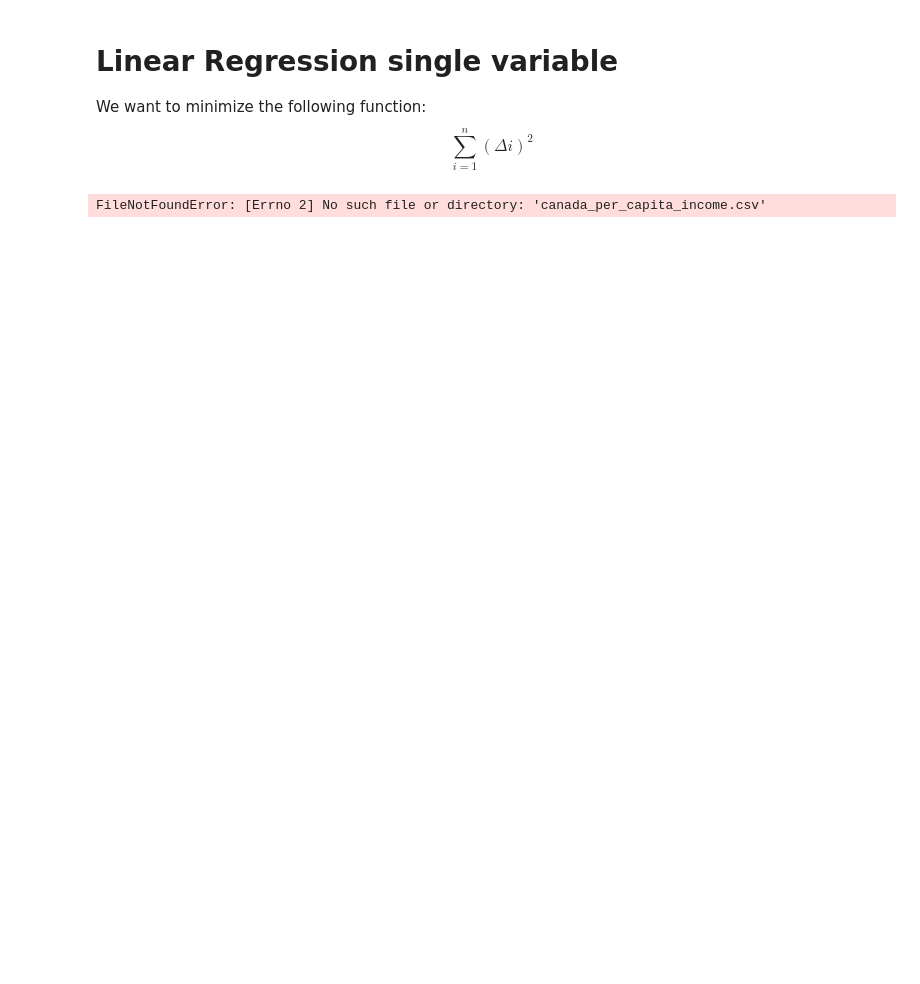
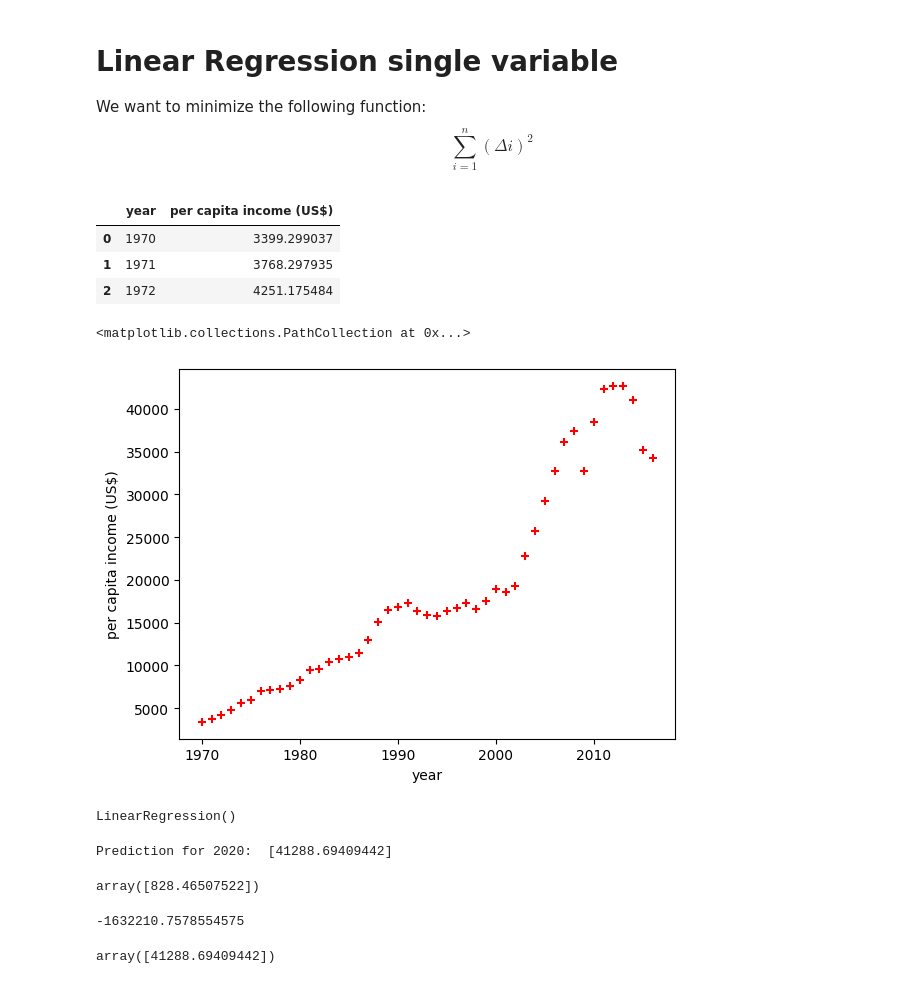
Before and after one commit to Hidde-Heijnen/mlmi-vault, a Jupyter notebook: 030 - Notes/Codebasics - Machine Learning Python course/Notebooks/01-LRSV.ipynb, the cells around one changed output. Saved outputs shown, nothing was run; the diff lists cells and outputs as text; code cells hidden in the pictures; blank space fills up the shorter version.

```diff
--- a/030 - Notes/Codebasics - Machine Learning Python course/Notebooks/01-LRSV.ipynb
+++ b/030 - Notes/Codebasics - Machine Learning Python course/Notebooks/01-LRSV.ipynb
@@ -12,6 +13,47 @@ from sklearn import linear_model
 import matplotlib.pyplot as plt
 # %%
-df = pd.read_csv('canada_per_capita_income.csv')
-df
+df = pd.read_csv('../../../z - Attachments/canada_per_capita_income.csv')
+# printing first 3 rows for the idea
+df.head(3)
 # %% [output]
-FileNotFoundError: [Errno 2] No such file or directory: 'canada_per_capita_income.csv'
+|  | year | per capita income (US$) |
+| 0 | 1970 | 3399.299037 |
+| 1 | 1971 | 3768.297935 |
+| 2 | 1972 | 4251.175484 |
+# %%
+per_capita_col = 'per capita income (US$)'
+
+plt.xlabel('year')
+plt.ylabel('per capita income (US$)')
+plt.scatter(df.year,df[per_capita_col],color='red',marker='+')
+# %% [output]
+<matplotlib.collections.PathCollection at 0x...>
+[figure, added]
+# %%
+linearRegression = lm.LinearRegression()
+
+# training the model using the avaialble data points
+linearRegression.fit(df[['year']],df[per_capita_col])
+# %% [output]
+LinearRegression()
+# %%
+prediction_df = pd.DataFrame({'year': [2020]})
+prediction = linearRegression.predict(prediction_df)
+print('Prediction for 2020: ', prediction)
+# %% [output]
+Prediction for 2020:  [41288.69409442]
+# %%
+linearRegression.coef_
+# gives 828.46507522
+# %% [output]
+array([828.46507522])
+# %%
+linearRegression.intercept_
+# gives -1632210.7578554575
+# %% [output]
+-1632210.7578554575
+# %%
+# linearRegression.predict([[2020]]) is the same as:
+2020*linearRegression.coef_ + linearRegression.intercept_
+# %% [output]
+array([41288.69409442])
```
Also changed, not shown: parts of 2 cells of this notebook, 3 other files.
